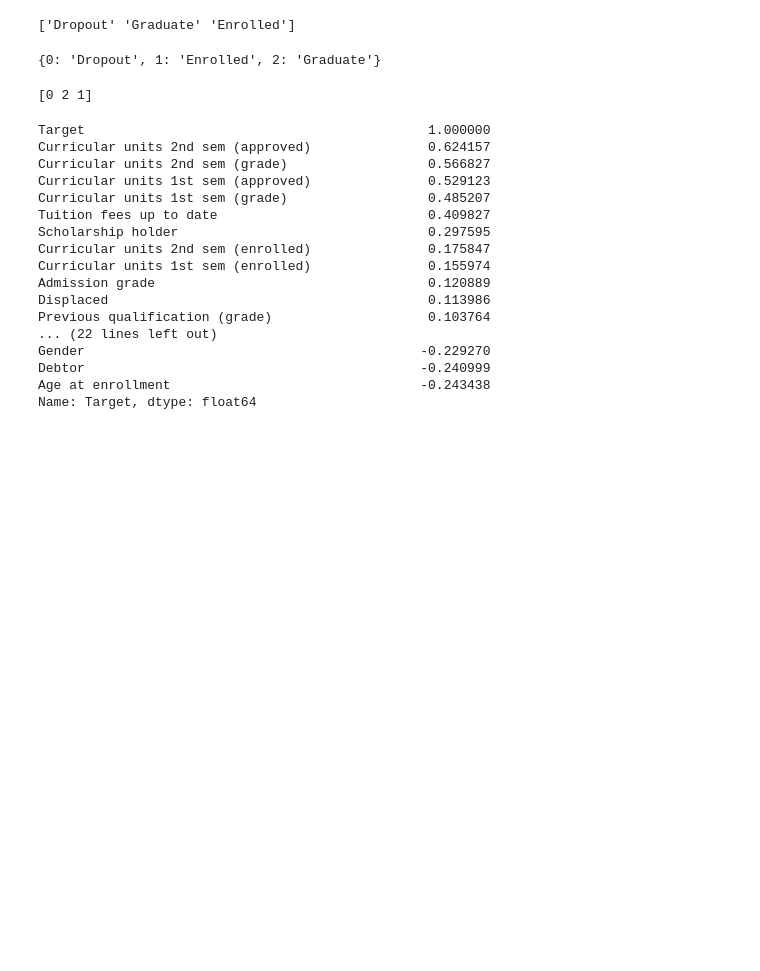
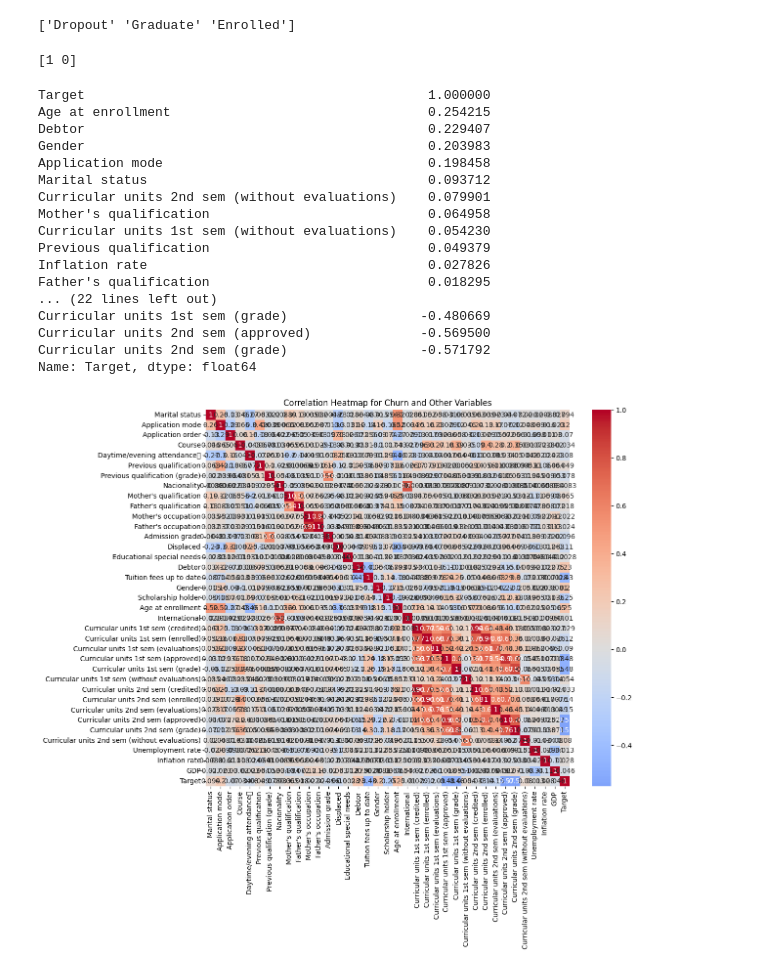
Before and after one commit to Glory995/StudentDroupoutPrediction, a Jupyter notebook: studentdroupout.ipynb, the cells around one changed output. Saved outputs shown, nothing was run; the diff lists cells and outputs as text; code cells hidden in the pictures; blank space fills up the shorter version.

Commit message:
hypothesis check

```diff
--- a/studentdroupout.ipynb
+++ b/studentdroupout.ipynb
@@ -253,23 +310,24 @@ Index: []
 print(data['Target'].unique())
 # %% [output]
 ['Dropout' 'Graduate' 'Enrolled']
+# %%
+# Manual mapping
+data['Target'] = data['Target'].map({'Dropout': 1, 'Enrolled': 0, 'Graduate': 0})
 # %%
-from sklearn.preprocessing import LabelEncoder
+# from sklearn.preprocessing import LabelEncoder
 
-# Initialize LabelEncoder
-le = LabelEncoder()
+# # Initialize LabelEncoder
+# le = LabelEncoder()
 
-# Fit and transform the target variable
-data['Target'] = le.fit_transform(data['Target'])
+# # Fit and transform the target variable
+# data['Target'] = le.fit_transform(data['Target'])
 
-# Check the mapping
-print(dict(enumerate(le.classes_)))
+# # Check the mapping
+# print(dict(enumerate(le.classes_)))
-# %% [output]
-{0: 'Dropout', 1: 'Enrolled', 2: 'Graduate'}
 # %%
 print(data['Target'].unique())
 # %% [output]
-[0 2 1]
+[1 0]
 # %%
 # Calculate the correlation matrix
 correlation_matrix = data.corr()
@@ -278,19 +336,19 @@ correlation_matrix = data.corr()
 print(correlation_matrix['Target'].sort_values(ascending=False))
 # %% [output]
 Target                                            1.000000
-Curricular units 2nd sem (approved)               0.624157
-Curricular units 2nd sem (grade)                  0.566827
-Curricular units 1st sem (approved)               0.529123
-Curricular units 1st sem (grade)                  0.485207
-Tuition fees up to date                           0.409827
-Scholarship holder                                0.297595
-Curricular units 2nd sem (enrolled)               0.175847
-Curricular units 1st sem (enrolled)               0.155974
-Admission grade                                   0.120889
-Displaced                                         0.113986
-Previous qualification (grade)                    0.103764
+Age at enrollment                                 0.254215
+Debtor                                            0.229407
+Gender                                            0.203983
+Application mode                                  0.198458
+Marital status                                    0.093712
+Curricular units 2nd sem (without evaluations)    0.079901
+Mother's qualification                            0.064958
+Curricular units 1st sem (without evaluations)    0.054230
+Previous qualification                            0.049379
+Inflation rate                                    0.027826
+Father's qualification                            0.018295
 ... (22 lines left out)
-Gender                                           -0.229270
-Debtor                                           -0.240999
-Age at enrollment                                -0.243438
+Curricular units 1st sem (grade)                 -0.480669
+Curricular units 2nd sem (approved)              -0.569500
+Curricular units 2nd sem (grade)                 -0.571792
 Name: Target, dtype: float64
@@ -296,0 +357,11 @@ Name: Target, dtype: float64
+# %%
+import matplotlib.pyplot as plt
+import seaborn as sns
+
+# Assuming you have a pandas dataframe 'df' with all variables and the target
+plt.figure(figsize=(12, 10))
+sns.heatmap(data.corr(), annot=True, cmap='coolwarm', center=0)
+plt.title('Correlation Heatmap for Churn and Other Variables')
+plt.show()
+# %% [output]
+[figure, added]
```
Also changed, not shown: parts of 16 cells of this notebook.
